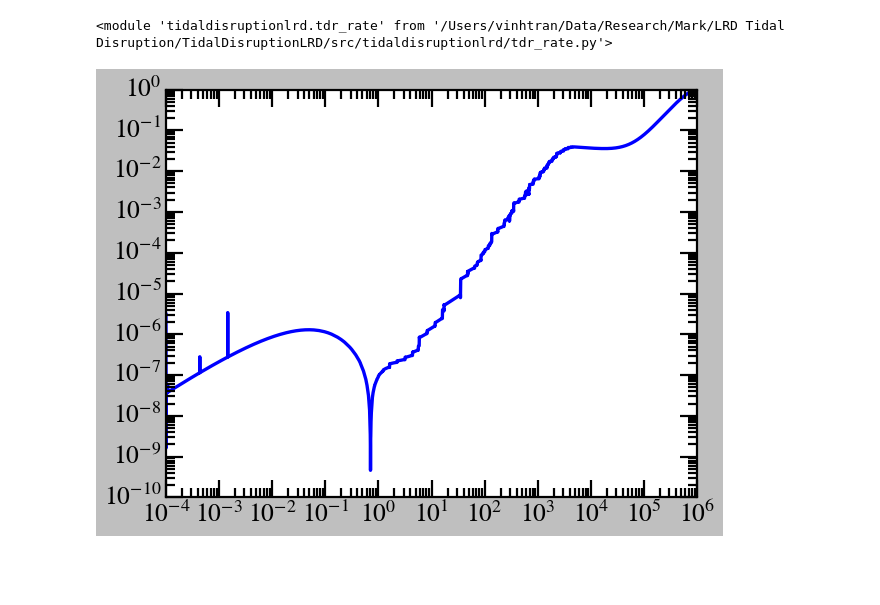
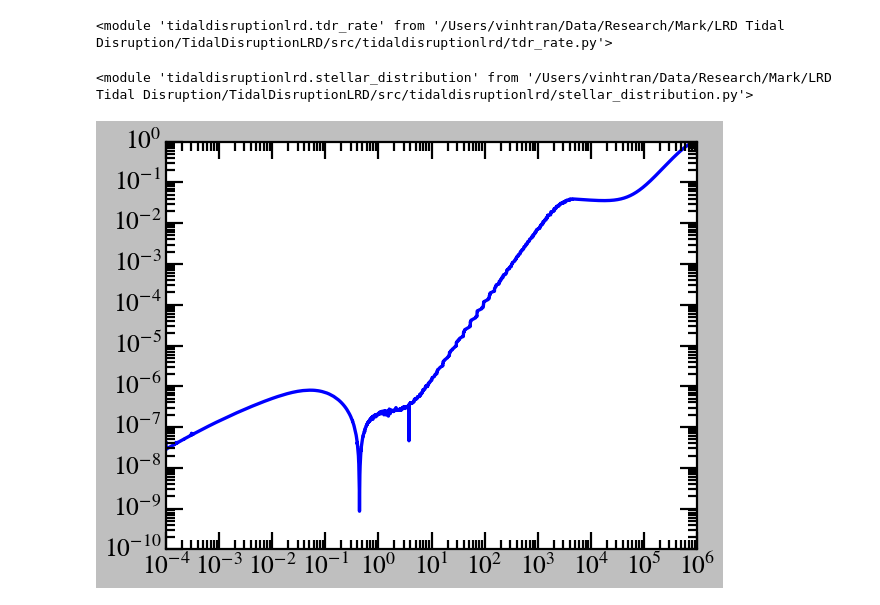
Before and after one commit to vinh-qtran/TidalDisruptionLRD, a Jupyter notebook: nbs/test.ipynb, the cells around one changed output. Saved outputs shown, nothing was run; the diff lists cells and outputs as text; code cells hidden in the pictures; blank space fills up the shorter version.

```diff
--- a/nbs/test.ipynb
+++ b/nbs/test.ipynb
@@ -29,16 +29,23 @@ importlib.reload(eddington_inversion)
 importlib.reload(tdr_rate)
 # %% [output]
 <module 'tidaldisruptionlrd.tdr_rate' from '/Users/vinhtran/Data/Research/Mark/LRD Tidal Disruption/TidalDisruptionLRD/src/tidaldisruptionlrd/tdr_rate.py'>
+# %%
+from tidaldisruptionlrd import stellar_distribution
+
+importlib.reload(stellar_distribution)
+# %% [output]
+<module 'tidaldisruptionlrd.stellar_distribution' from '/Users/vinhtran/Data/Research/Mark/LRD Tidal Disruption/TidalDisruptionLRD/src/tidaldisruptionlrd/stellar_distribution.py'>
 # %%
-class IsothermalSphereProfile(eddington_inversion.BaseProfile):
+class IsothermalSphereProfile(stellar_distribution.BaseProfile):
     def __init__(
         self,
         M_bh=1,
         sigma=1,
-        r_bin_min_scaler=1e-5,
-        r_bin_max_scaler=1e5,
+        r_bin_min_scaler=1e-4,
+        r_bin_max_scaler=1e6,
         N_bins=10000,
     ):
+        self.M_bh = M_bh
         self.sigma = sigma or self._get_sigma(M_bh)
         _dimensionless = M_bh == 1 and sigma == 1
         self.r_h = 1 if _dimensionless else G * M_bh / self.sigma**2
@@ -46,9 +53,9 @@ class IsothermalSphereProfile(eddington_inversion.BaseProfile):
             r_bin_min=r_bin_min_scaler * self.r_h,
             r_bin_max=r_bin_max_scaler * self.r_h,
             N_bins=N_bins,
-            M_bh=M_bh,
-            G=1 if _dimensionless else G,
-            r_zero_phi=self.r_h,
+            # M_bh=M_bh,
+            # G=1 if _dimensionless else G,
+            # r_zero_phi=None,#self.r_h,
         )
 
     def _get_sigma(self, M_bh):
@@ -59,20 +66,24 @@ class IsothermalSphereProfile(eddington_inversion.BaseProfile):
 # %%
 isothermal_sphere = IsothermalSphereProfile(M_bh=1, sigma=1)
 # %%
-reconstructed_stellar_rho_bins = isothermal_sphere.reconstruct_stellar_rho_bins()
+reconstructed_stellar_rho_bins = isothermal_sphere.reconstruct_stellar_rho_bins(
+    -isothermal_sphere.phi_bins,
+    isothermal_sphere.eta_bins,
+    isothermal_sphere.f_eta_bins,
+)
 
 plt.plot(
     isothermal_sphere.r_bins,
     np.abs(1 - reconstructed_stellar_rho_bins / isothermal_sphere.stellar_rho_bins),
 )
 
 plt.xscale("log")
 plt.yscale("log")
 
 plt.tight_layout()
 plt.show()
 # %% [output]
-[figure, old version]
+[figure, new version]
 # %%
 plt.plot(
     isothermal_sphere.eta_bins,
```
Also changed, not shown: parts of 7 cells of this notebook, 2 other files.
